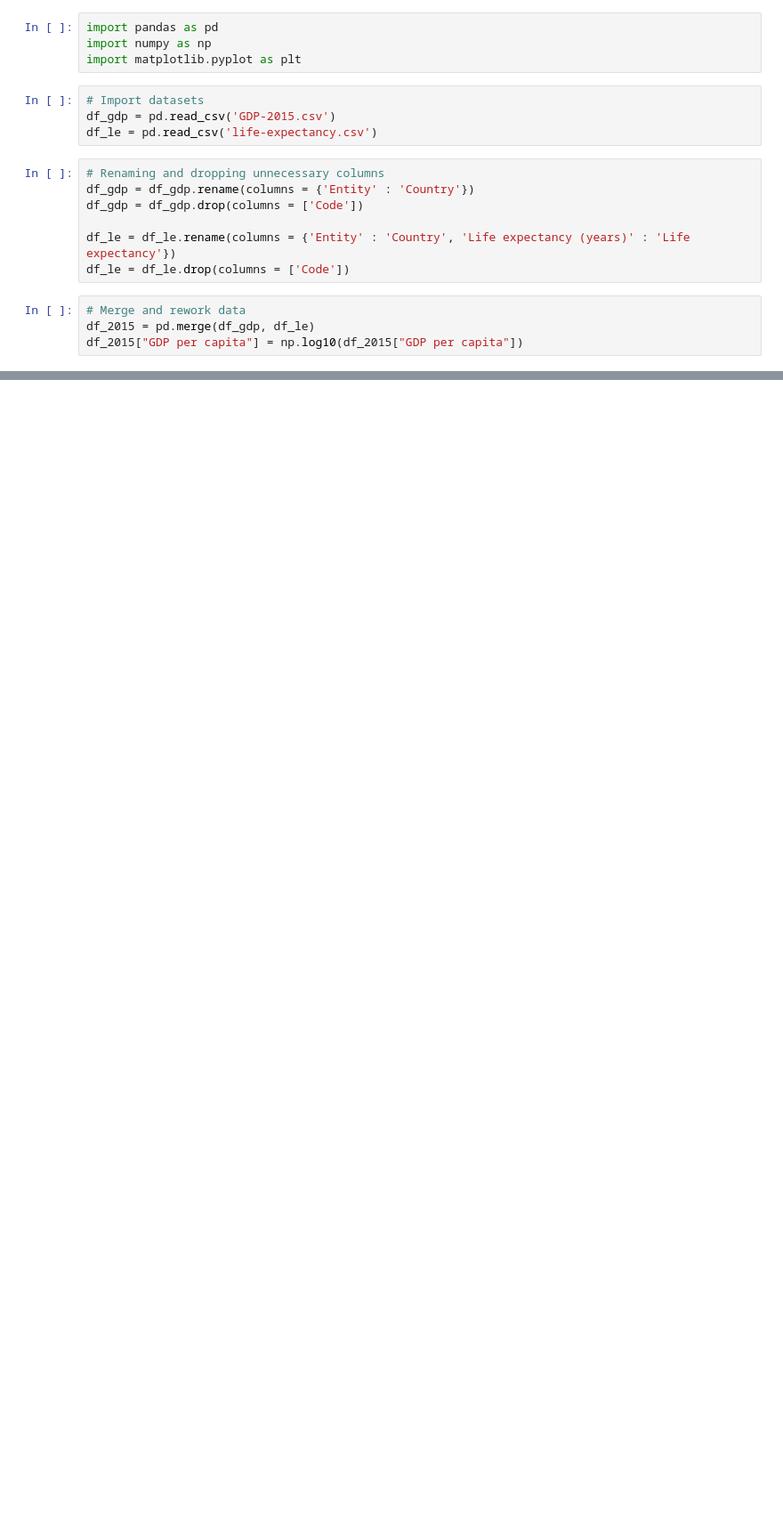
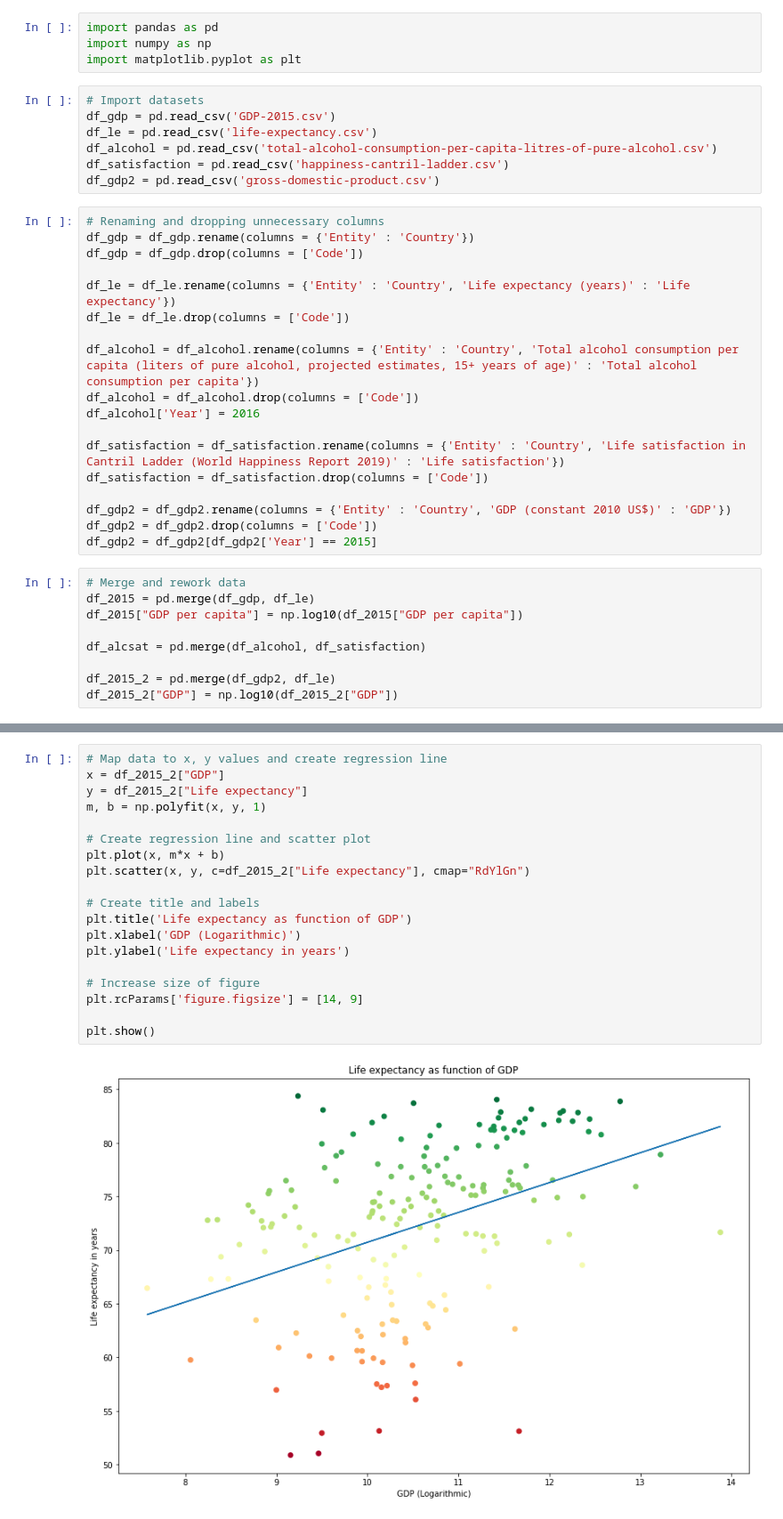
Before and after one commit to antondanieli/DAT405-assignments, a Jupyter notebook: assignments/assignment 1/assignment_1.ipynb, the cells around one changed output, grey strips where cells are left out. Shown at 89% size. Cells and saved outputs as stored; diff of their text form; blank space fills up the shorter version.

Commit message:
Added new plots and updated existing ones

```diff
--- a/assignments/assignment 1/assignment_1.ipynb
+++ b/assignments/assignment 1/assignment_1.ipynb
@@ -6,6 +6,9 @@ import matplotlib.pyplot as plt
 # Import datasets
 df_gdp = pd.read_csv('GDP-2015.csv')
 df_le = pd.read_csv('life-expectancy.csv')
+df_alcohol = pd.read_csv('total-alcohol-consumption-per-capita-litres-of-pure-alcohol.csv')
+df_satisfaction = pd.read_csv('happiness-cantril-ladder.csv')
+df_gdp2 = pd.read_csv('gross-domestic-product.csv')
 # %%
 # Renaming and dropping unnecessary columns
 df_gdp = df_gdp.rename(columns = {'Entity' : 'Country'})
@@ -13,10 +16,26 @@ df_gdp = df_gdp.drop(columns = ['Code'])
 
 df_le = df_le.rename(columns = {'Entity' : 'Country', 'Life expectancy (years)' : 'Life expectancy'})
 df_le = df_le.drop(columns = ['Code'])
+
+df_alcohol = df_alcohol.rename(columns = {'Entity' : 'Country', 'Total alcohol consumption per capita (liters of pure alcohol, projected estimates, 15+ years of age)' : 'Total alcohol consumption per capita'})
+df_alcohol = df_alcohol.drop(columns = ['Code'])
+df_alcohol['Year'] = 2016
+
+df_satisfaction = df_satisfaction.rename(columns = {'Entity' : 'Country', 'Life satisfaction in Cantril Ladder (World Happiness Report 2019)' : 'Life satisfaction'})
+df_satisfaction = df_satisfaction.drop(columns = ['Code'])
+
+df_gdp2 = df_gdp2.rename(columns = {'Entity' : 'Country', 'GDP (constant 2010 US$)' : 'GDP'})
+df_gdp2 = df_gdp2.drop(columns = ['Code'])
+df_gdp2 = df_gdp2[df_gdp2['Year'] == 2015]
 # %%
 # Merge and rework data
 df_2015 = pd.merge(df_gdp, df_le)
 df_2015["GDP per capita"] = np.log10(df_2015["GDP per capita"])
+
+df_alcsat = pd.merge(df_alcohol, df_satisfaction)
+
+df_2015_2 = pd.merge(df_gdp2, df_le)
+df_2015_2["GDP"] = np.log10(df_2015_2["GDP"])
 # %%
 # Map data to x, y values and create regression line
 x = df_2015["GDP per capita"]
@@ -40,0 +110,21 @@ plt.show()
+# %%
+# Map data to x, y values and create regression line
+x = df_2015_2["GDP"]
+y = df_2015_2["Life expectancy"]
+m, b = np.polyfit(x, y, 1)
+
+# Create regression line and scatter plot
+plt.plot(x, m*x + b)
+plt.scatter(x, y, c=df_2015_2["Life expectancy"], cmap="RdYlGn")
+
+# Create title and labels
+plt.title('Life expectancy as function of GDP')
+plt.xlabel('GDP (Logarithmic)')
+plt.ylabel('Life expectancy in years')
+
+# Increase size of figure
+plt.rcParams['figure.figsize'] = [14, 9]
+
+plt.show()
+# %% [output]
+[figure, added]
```
Also changed, not shown: parts of 4 cells of this notebook, 5 other files.
